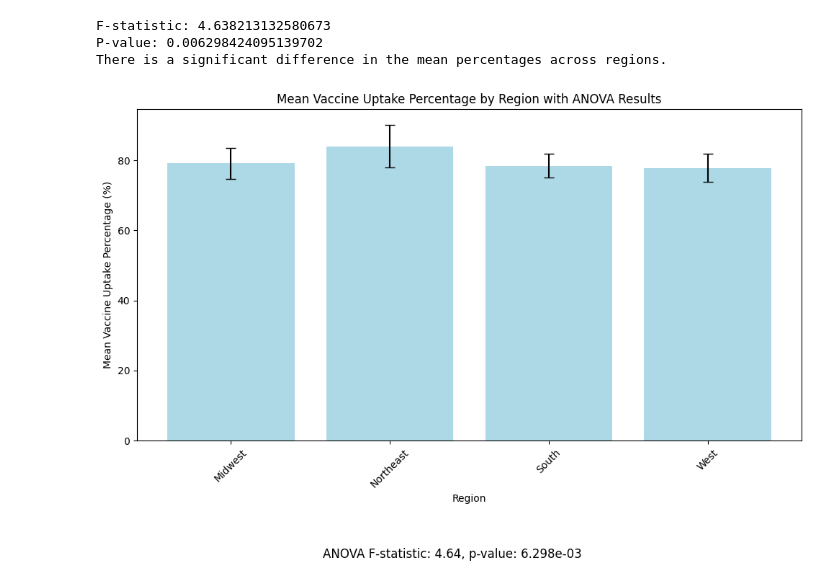
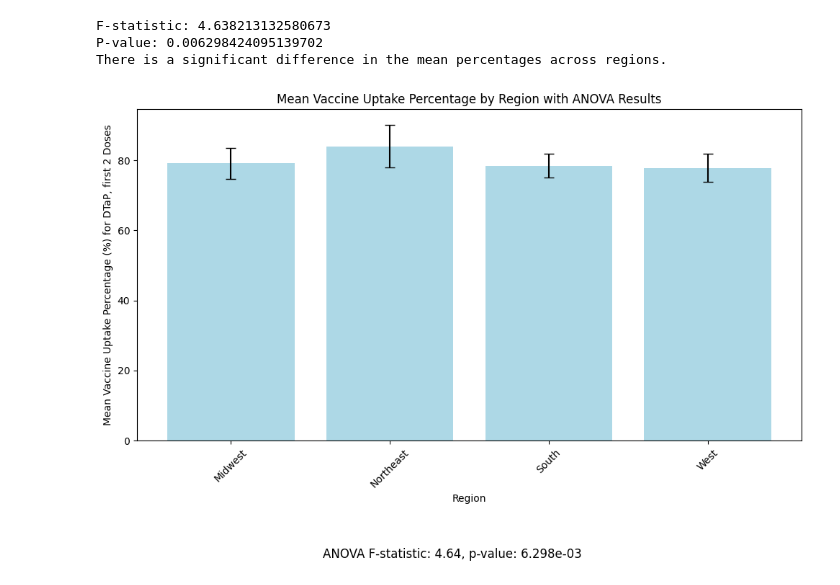
Before and after one commit to Khoi-cpu/RNN_COVID_GROUP, a Jupyter notebook: yj.DTaP.organization.ipynb, the cells around one changed output. Saved outputs shown, nothing was run; the diff lists cells and outputs as text; code cells hidden in the pictures.

Commit message:
updated plot

```diff
--- a/yj.DTaP.organization.ipynb
+++ b/yj.DTaP.organization.ipynb
@@ -134,24 +134,24 @@ There is a significant difference in the mean percentages across regions.
 # %%
 #visualization
 
 
 # Group data by Region and calculate the mean and standard deviation of 'Percentage' for each region
 region_stats = df_filtered.groupby('Region')['Estimate (%)'].agg(['mean', 'std']).reset_index()
 
 # Visualize ANOVA results with a bar plot and error bars
 plt.figure(figsize=(10, 6))
 plt.bar(region_stats['Region'], region_stats['mean'], yerr=region_stats['std'], capsize=5, color='lightblue')
 plt.title('Mean Vaccine Uptake Percentage by Region with ANOVA Results')
 plt.xlabel('Region')
-plt.ylabel('Mean Vaccine Uptake Percentage (%)')
+plt.ylabel('Mean Vaccine Uptake Percentage (%) for DTaP, first 2 Doses')
 plt.xticks(rotation=45)
 
 # Display ANOVA result in plot
 f_statistic, p_value = stats.f_oneway(*df_filtered.groupby('Region')['Estimate (%)'].apply(list))
 anova_text = f"ANOVA F-statistic: {f_statistic:.2f}, p-value: {p_value:.3e}"
 plt.figtext(0.5, -0.1, anova_text, ha='center', fontsize=12)
 
 plt.tight_layout()
 plt.show()
 # %% [output]
-[figure, old version]
+[figure, new version]
```
Also changed, not shown: 1 other file.
